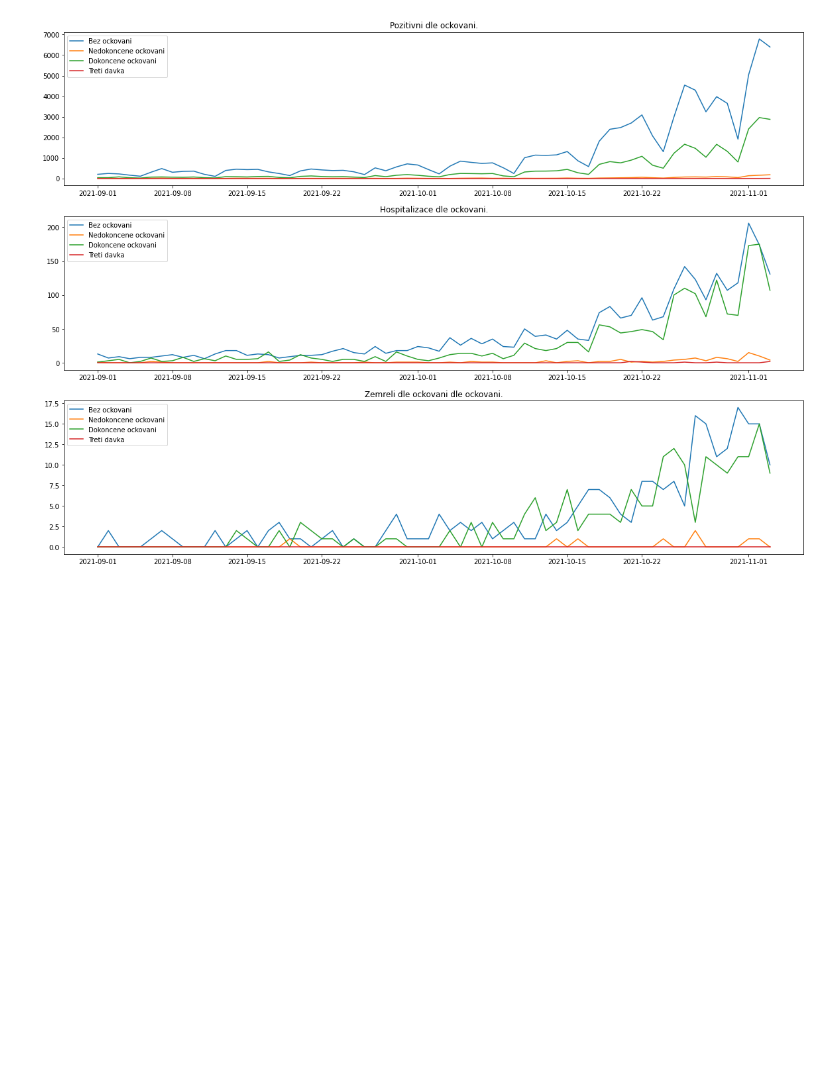
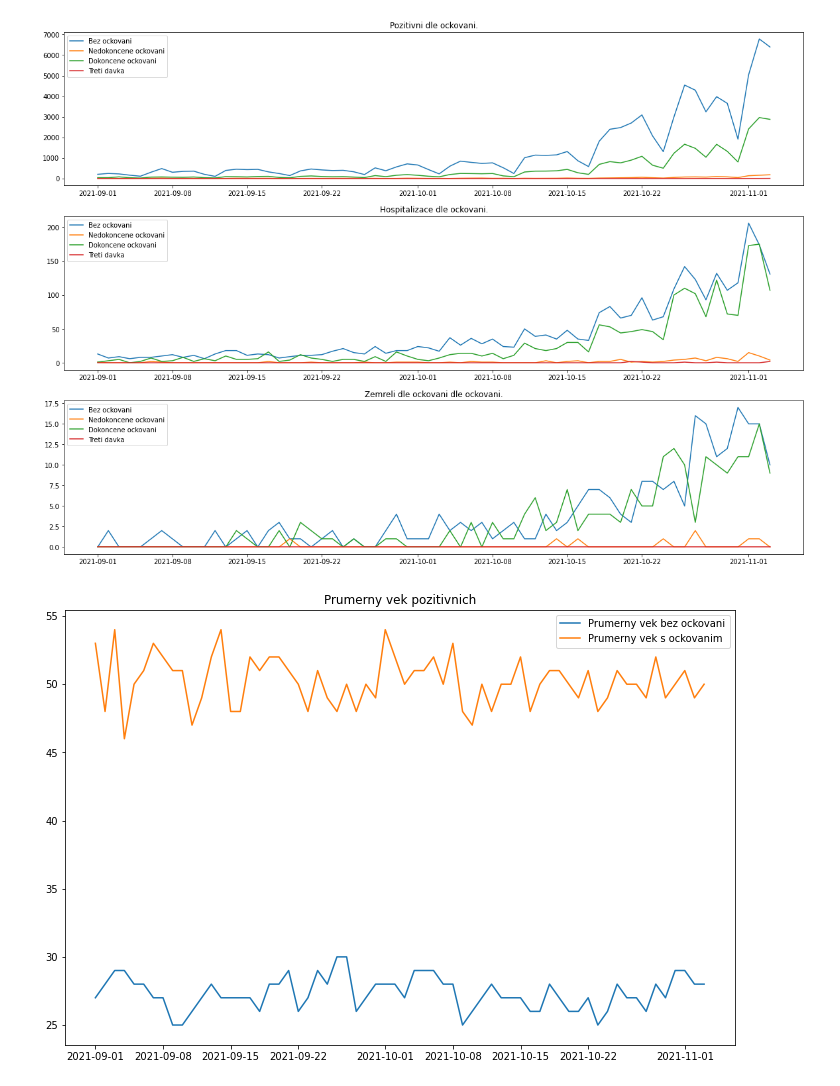
Before and after one commit to stejssim/COVID, a Jupyter notebook: COVID.ipynb, the cells around one changed output. Drawn from its saved outputs; the diff is of its cells as text; code cells hidden in the pictures; blank space fills up the shorter version.

Commit message:
Added another graph

```diff
--- a/COVID.ipynb
+++ b/COVID.ipynb
@@ -178,3 +178,14 @@ plt.legend()
 plt.show()
 # %% [output]
 [figure]
+# %%
+plt.figure(figsize=(12, 8))
+
+plt.plot(vaccination_positive['datum'], vaccination_positive['pozitivni_bez_ockovani_vek_prumer'], label="Prumerny vek bez ockovani")
+plt.plot(vaccination_positive['datum'], vaccination_positive['pozitivni_dokoncene_ockovani_vek_prumer'], label="Prumerny vek s ockovanim")
+
+plt.title("Prumerny vek pozitivnich")
+plt.legend()
+plt.show()
+# %% [output]
+[figure, added]
```
Also changed, not shown: parts of 1 cell of this notebook.
